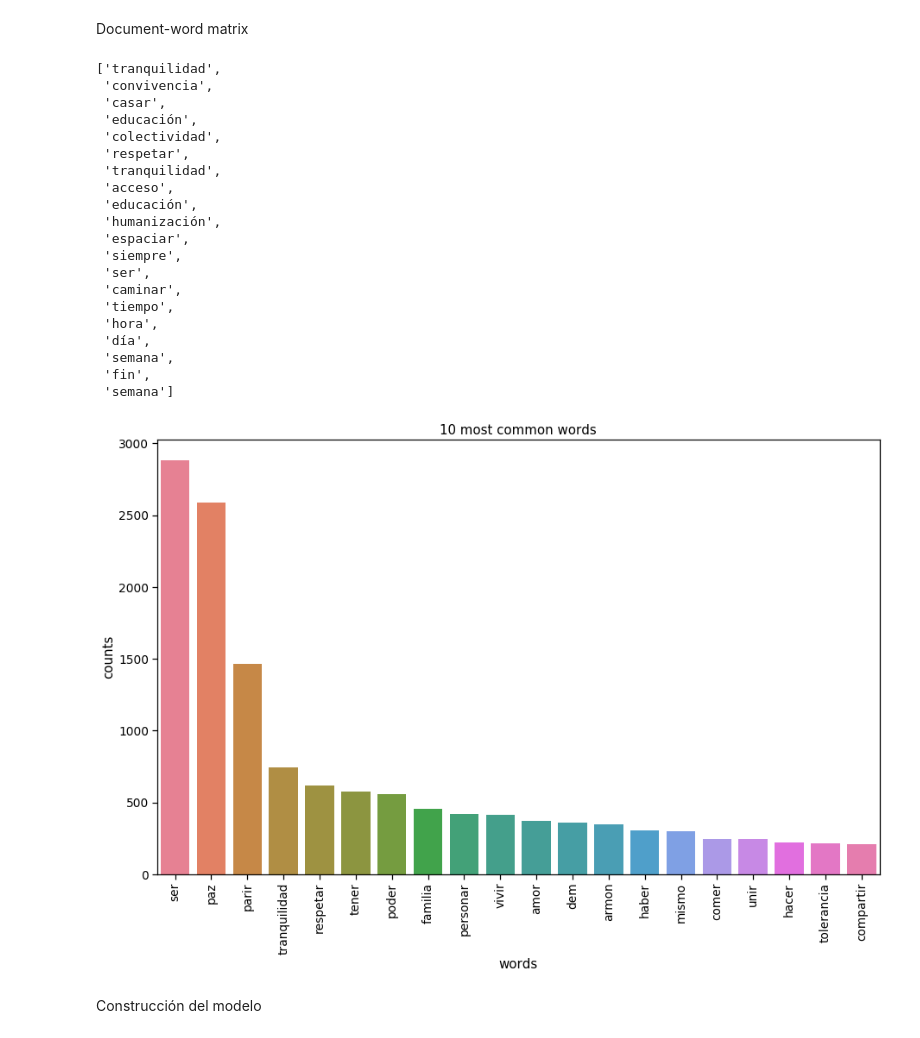
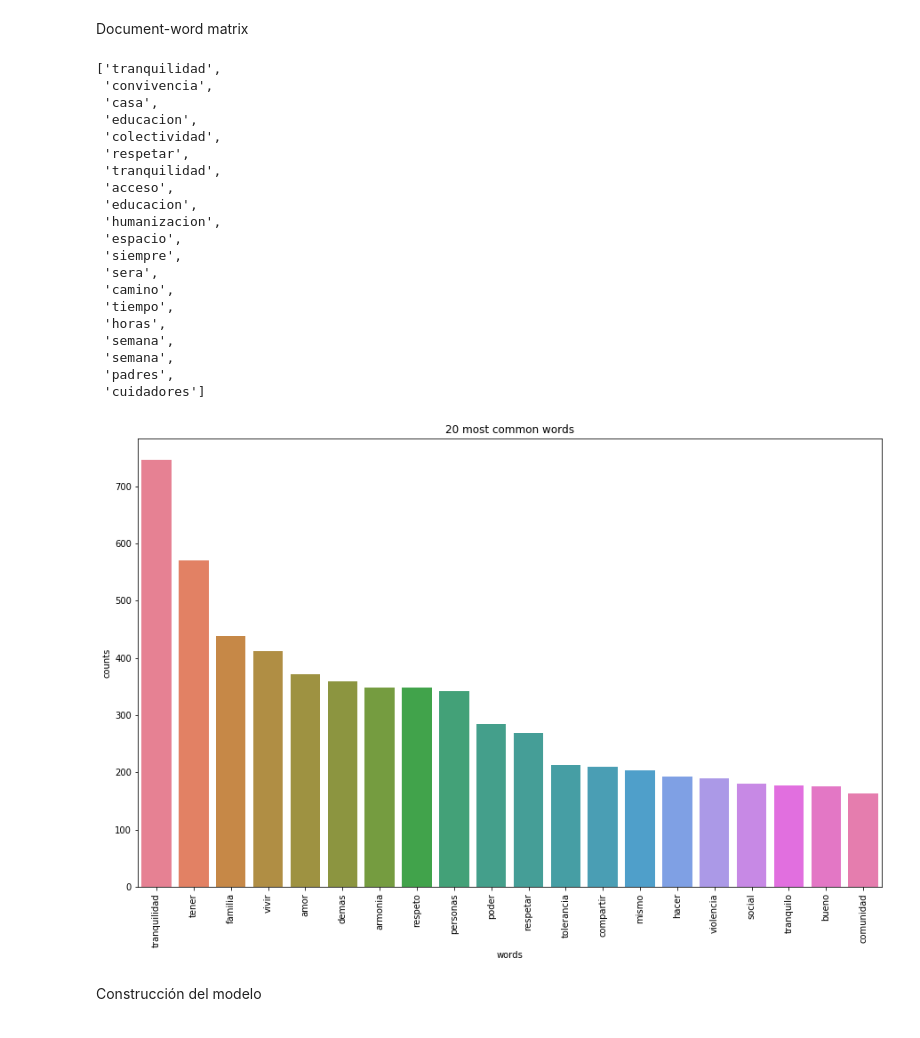
Before and after one commit to garzuzo/OPC_PDG, a Jupyter notebook: OPC_PDG_Analitica.ipynb, the cells around one changed output. Saved outputs shown, nothing was run; the diff lists cells and outputs as text; code cells hidden in the pictures.

```diff
--- a/OPC_PDG_Analitica.ipynb
+++ b/OPC_PDG_Analitica.ipynb
@@ -623,7 +633,7 @@ df=df[~df.Narrativa.isnull()]
 # %% [markdown]
 Vamos a eliminar la puntuación que puedan tener los textos
 # %%
-df['Narrativa_processed']=df['Narrativa'].map(lambda x: re.sub('[,\.\'\"!\)(?0-9]', '', str(x)))
+df['Narrativa_processed']=df['Narrativa'].map(lambda x: re.sub('[,\.\'\"!\)(?0-9]', '', str(x))) #[!@#$%^&*(),.?":{}|<>]
 # %% [output]
 A value is trying to be set on a copy of a slice from a DataFrame.
 Try using .loc[row_indexer,col_indexer] = value instead
@@ -719,6 +730,7 @@ import spacy
 nlp = spacy.load('es_core_news_sm')
 # %%
 
+allowed_postags=['ADJ', 'VERB', 'ADV']
 data_list=[]
 #allowed_postags=['NOUN', 'ADJ', 'VERB', 'ADV']
 for row in df.Narrativa_processed:
@@ -726,7 +738,10 @@ for row in df.Narrativa_processed:
     token_list=""
     text=nlp(row)
     for token in text:
-        token_list+=token.lemma_+" "
+        if len(token.text)>3 and token.pos_ in allowed_postags :
+            token_list+=token.lemma_+" "
+        elif len(token.text)>3:
+            token_list+=token.text+" "
     data_list.append(token_list.rstrip())
 # %%
 data_list
@@ -799,7 +816,7 @@ Consiste en convertir las oraciones en tokens (palabras)
 # %%
 def sent_to_words(sentences):
     for sentence in sentences:
-        yield(gensim.utils.simple_preprocess(str(sentence)))  # deacc=True removes punctuations
+        yield(gensim.utils.simple_preprocess(str(sentence), deacc= True))  # deacc=True removes punctuations
 
 df["Narrativa_lemmatized"] = list(sent_to_words(df["Narrativa_lemmatized"]))
 # %% [output]
@@ -940,24 +964,24 @@ data_lemmatized[:20]
 # %% [output]
 ['tranquilidad',
  'convivencia',
- 'casar',
- 'educación',
+ 'casa',
+ 'educacion',
  'colectividad',
  'respetar',
  'tranquilidad',
  'acceso',
- 'educación',
- 'humanización',
- 'espaciar',
+ 'educacion',
+ 'humanizacion',
+ 'espacio',
  'siempre',
- 'ser',
- 'caminar',
+ 'sera',
+ 'camino',
  'tiempo',
- 'hora',
- 'día',
+ 'horas',
  'semana',
- 'fin',
- 'semana']
+ 'semana',
+ 'padres',
+ 'cuidadores']
 # %%
 vectorizer = CountVectorizer(analyzer='word',
                              min_df=10,                        # minimum reqd occurences of a word
@@ -969,31 +993,31 @@ data_vectorized = vectorizer.fit_transform(data_lemmatized)
 # %%
 # Helper function
 def plot_10_most_common_words(count_data, count_vectorizer):
     import matplotlib.pyplot as plt
     words = count_vectorizer.get_feature_names()
     total_counts = np.zeros(len(words))
     for t in count_data:
         total_counts+=t.toarray()[0]
 
     count_dict = (zip(words, total_counts))
     count_dict = sorted(count_dict, key=lambda x:x[1], reverse=True)[0:20]
     words = [w[0] for w in count_dict]
     counts = [w[1] for w in count_dict]
     x_pos = np.arange(len(words))
 
     plt.figure(2, figsize=(15, 15/1.6180))
-    plt.subplot(title='10 most common words')
+    plt.subplot(title='20 most common words')
     sns.set_context("notebook", font_scale=1.25, rc={"lines.linewidth": 2.5})
     sns.barplot(x_pos, counts, palette='husl')
     plt.xticks(x_pos, words, rotation=90)
     plt.xlabel('words')
     plt.ylabel('counts')
     plt.show()
 
 # Visualise the 10 most common words
 plot_10_most_common_words(data_vectorized, vectorizer)
 # %% [output]
-[figure, old version]
+[figure, new version]
 # %% [markdown]
 Construcción del modelo
 # %%
```
Also changed, not shown: parts of 23 cells of this notebook.
